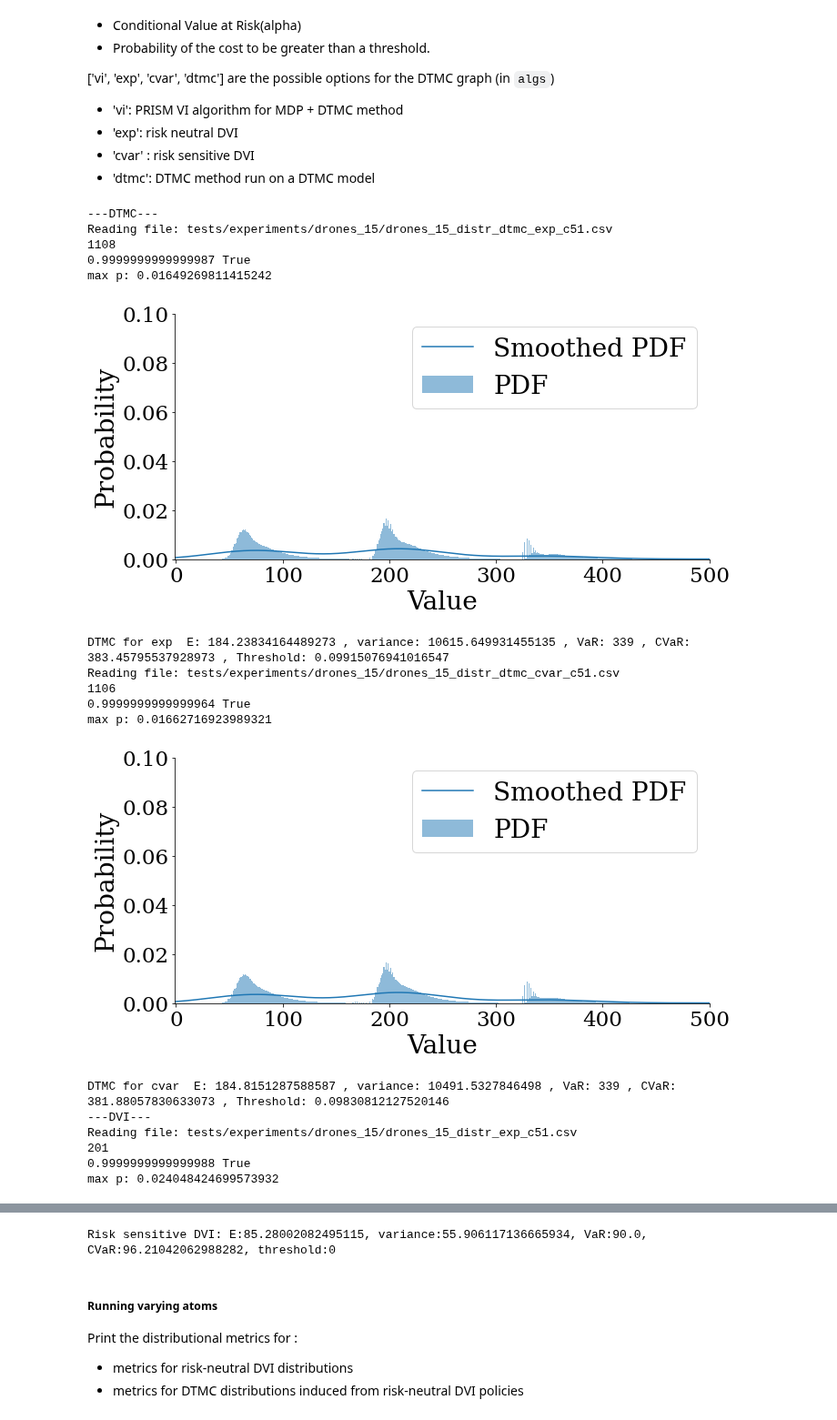
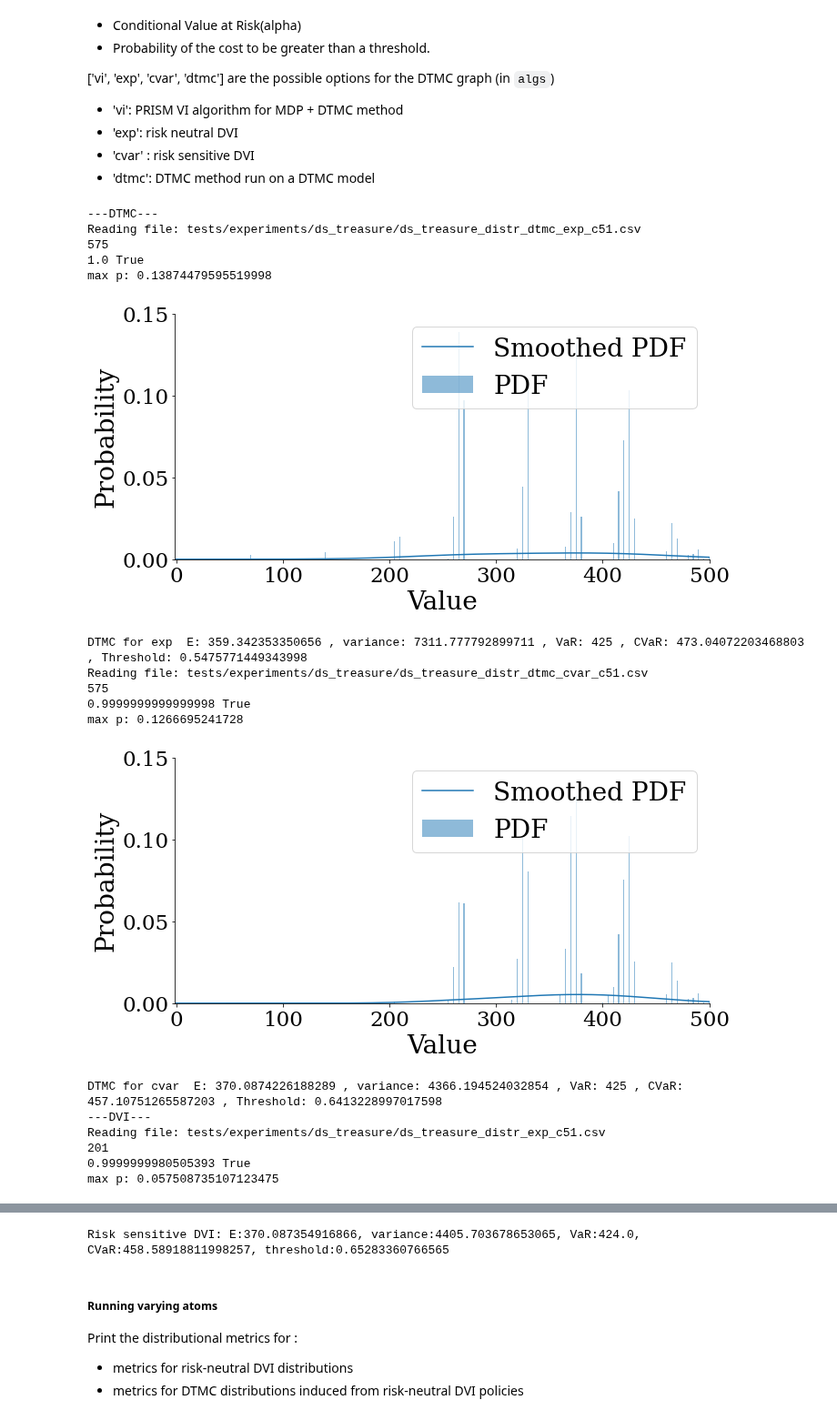
Before and after one commit to yannikschnitzer/prism, a Jupyter notebook: prism/distr.ipynb, the cells around one changed output, grey strips where cells are left out. Shown at 91% size. Drawn from its saved outputs; the diff is of its cells as text; code cells hidden in the pictures.

```diff
--- a/prism/distr.ipynb
+++ b/prism/distr.ipynb
@@ -359,7 +359,7 @@ graphsize = 38
 # experiments folder path, does not need changing
 file_path = 'tests/experiments/'
 # Change this to select the experiment to visualize
-experiment_name='drones_15'
+experiment_name='ds_treasure'
 apdx =  ['']
 alg_type = 'cvar' # Used only for the DTMC graph
 rep_type = 'c51' # 'qr' or 'c51'
@@ -387,41 +387,41 @@ This cell shows the graph for the base experiment for the selected algorithms fo
 # %%
 # Cvar alpha parameter
 # 0.7 default
 # 0.8 for ds_treasure, betting_game, grid 150
 # 0.9 for SSP comparison benchmarks and drones
-alpha=0.9
+alpha=0.8
 # threshold value when computing
 # the probability of a cost higher than the set threshold
 # this parameter is to be varied based on the benchmark
 thresh=340
 algs= ['exp', 'cvar'] # ['vi', 'exp', 'cvar','dtmc']
 show_graph = True # show the distribution graph
 appendix  = '' # appendix if applicable, add an '_' before the appendix set with the running script
 
 print('---DTMC---')
 for idx, alg_type in enumerate(algs):
     _,_,_,_ = dtmc_compute(idx, appendix, experiment_name, rep_type, alpha=alpha, show_graph=show_graph, debug=True, print_metrics=True)
 print('---DVI---')
 if 'exp' in algs or 'dtmc' in algs:
     _,_,_ = exp_compute(idx, appendix, experiment_name, rep_type, alpha=alpha, show_graph=show_graph, debug=True, print_metrics=True)
 if 'cvar' in algs:
     _,_,_ = cvar_compute(idx, appendix, experiment_name, rep_type, alpha=alpha, show_graph=show_graph, debug=True, print_metrics=True)
 # %% [output]
 ---DTMC---
-Reading file: tests/experiments/drones_15/drones_15_distr_dtmc_exp_c51.csv
-1108
-0.9999999999999987 True
-max p: 0.01649269811415242
+Reading file: tests/experiments/ds_treasure/ds_treasure_distr_dtmc_exp_c51.csv
+575
+1.0 True
+max p: 0.13874479595519998
-[figure, old version]
+[figure, new version]
-DTMC for exp  E: 184.23834164489273 , variance: 10615.649931455135 , VaR: 339 , CVaR: 383.45795537928973 , Threshold: 0.09915076941016547
-Reading file: tests/experiments/drones_15/drones_15_distr_dtmc_cvar_c51.csv
-1106
-0.9999999999999964 True
-max p: 0.01662716923989321
+DTMC for exp  E: 359.342353350656 , variance: 7311.777792899711 , VaR: 425 , CVaR: 473.04072203468803 , Threshold: 0.5475771449343998
+Reading file: tests/experiments/ds_treasure/ds_treasure_distr_dtmc_cvar_c51.csv
+575
+0.9999999999999998 True
+max p: 0.1266695241728
-[figure, old version]
+[figure, new version]
-DTMC for cvar  E: 184.8151287588587 , variance: 10491.5327846498 , VaR: 339 , CVaR: 381.88057830633073 , Threshold: 0.09830812127520146
+DTMC for cvar  E: 370.0874226188289 , variance: 4366.194524032854 , VaR: 425 , CVaR: 457.10751265587203 , Threshold: 0.6413228997017598
 ---DVI---
-Reading file: tests/experiments/drones_15/drones_15_distr_exp_c51.csv
+Reading file: tests/experiments/ds_treasure/ds_treasure_distr_exp_c51.csv
 201
-0.9999999999999988 True
-max p: 0.024048424699573932
+0.9999999980505393 True
+max p: 0.057508735107123475
@@ -435,4 +435,4 @@ max p: 0.5974354658203123
-Risk sensitive DVI: E:85.28002082495115, variance:55.906117136665934, VaR:90.0, CVaR:96.21042062988282, threshold:0
+Risk sensitive DVI: E:370.087354916866, variance:4405.703678653065, VaR:424.0, CVaR:458.58918811998257, threshold:0.65283360766565
 # %% [markdown]
 ##### Running varying atoms
 Print the distributional metrics for :
```
Also changed, not shown: parts of 2 cells of this notebook, 6 other files.
